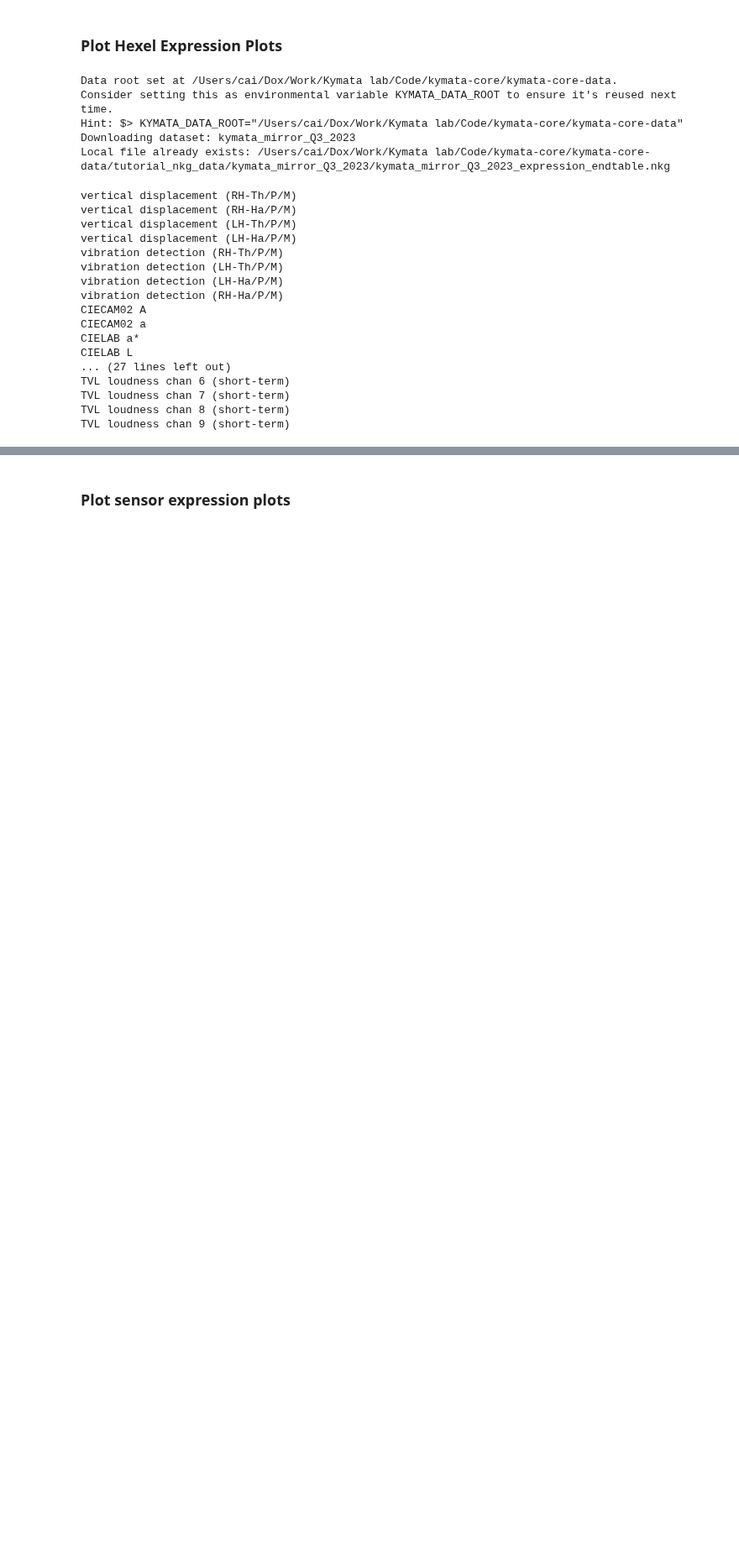
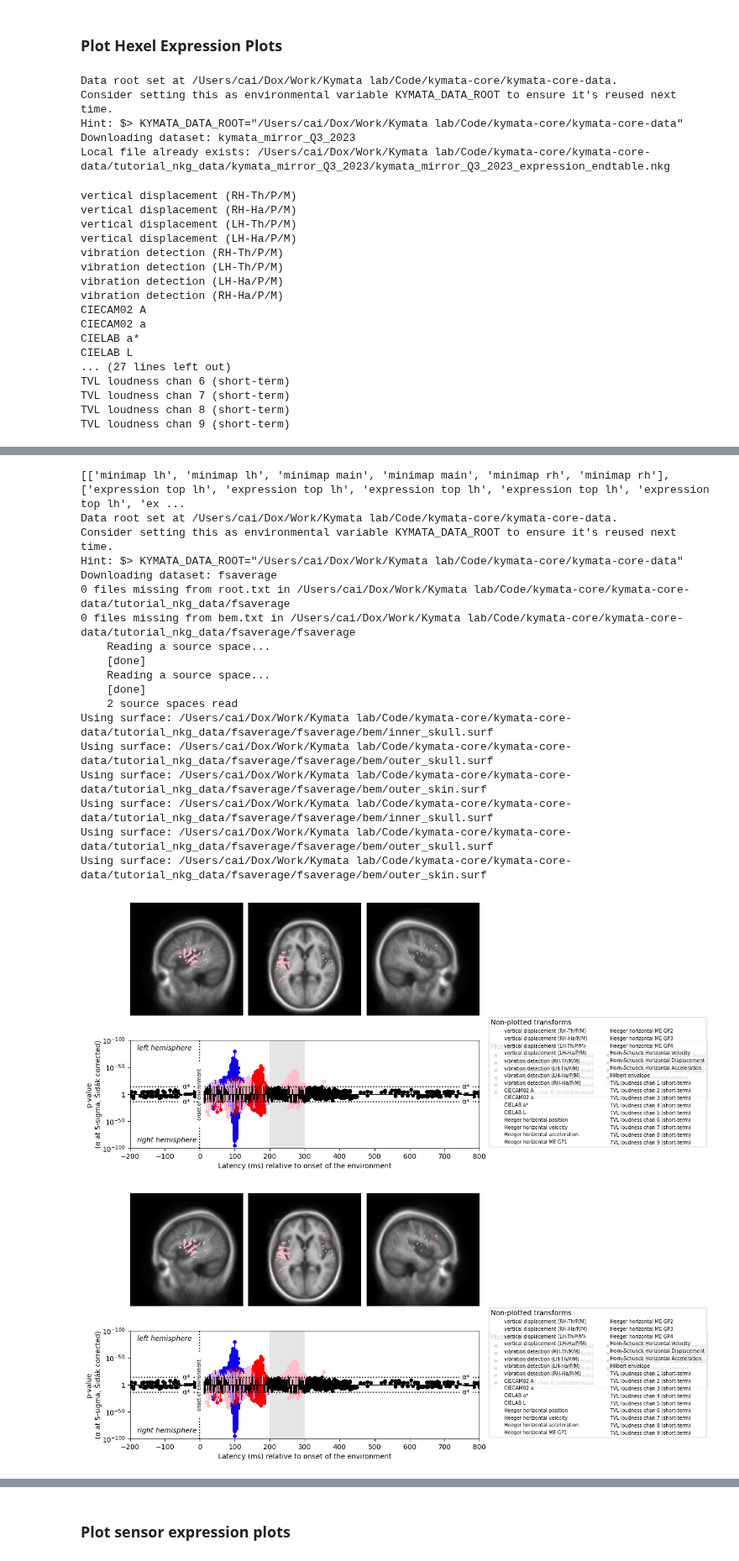
Before and after one commit to kymata-atlas/kymata-core, a Jupyter notebook: demos/demo_plotting.ipynb, the cells around one changed output, grey strips where cells are left out. Shown at 84% size. Drawn from its saved outputs; the diff is of its cells as text; code cells hidden in the pictures; blank space fills up the shorter version.

```diff
--- a/demos/demo_plotting.ipynb
+++ b/demos/demo_plotting.ipynb
@@ -169,3 +167,28 @@ For automatic theme detection, "darkdetect" has to be installed! You can install
+# %%
+expression_plot(expression_data_kymata_mirror, show_only=transforms, color=colours, minimap_latency_range=(.200, .300), minimap="large",
+                # Can also display overlaid on MRI
+                minimap_type="volumetric");
+# %% [output]
+[['minimap lh', 'minimap lh', 'minimap main', 'minimap main', 'minimap rh', 'minimap rh'], ['expression top lh', 'expression top lh', 'expression top lh', 'expression top lh', 'expression top lh', 'ex ...
+Data root set at /Users/cai/Dox/Work/Kymata lab/Code/kymata-core/kymata-core-data.
+Consider setting this as environmental variable KYMATA_DATA_ROOT to ensure it's reused next time.
+Hint: $> KYMATA_DATA_ROOT="/Users/cai/Dox/Work/Kymata lab/Code/kymata-core/kymata-core-data"
+Downloading dataset: fsaverage
+0 files missing from root.txt in /Users/cai/Dox/Work/Kymata lab/Code/kymata-core/kymata-core-data/tutorial_nkg_data/fsaverage
+0 files missing from bem.txt in /Users/cai/Dox/Work/Kymata lab/Code/kymata-core/kymata-core-data/tutorial_nkg_data/fsaverage/fsaverage
+    Reading a source space...
+    [done]
+    Reading a source space...
+    [done]
+    2 source spaces read
+Using surface: /Users/cai/Dox/Work/Kymata lab/Code/kymata-core/kymata-core-data/tutorial_nkg_data/fsaverage/fsaverage/bem/inner_skull.surf
+Using surface: /Users/cai/Dox/Work/Kymata lab/Code/kymata-core/kymata-core-data/tutorial_nkg_data/fsaverage/fsaverage/bem/outer_skull.surf
+Using surface: /Users/cai/Dox/Work/Kymata lab/Code/kymata-core/kymata-core-data/tutorial_nkg_data/fsaverage/fsaverage/bem/outer_skin.surf
+Using surface: /Users/cai/Dox/Work/Kymata lab/Code/kymata-core/kymata-core-data/tutorial_nkg_data/fsaverage/fsaverage/bem/inner_skull.surf
+Using surface: /Users/cai/Dox/Work/Kymata lab/Code/kymata-core/kymata-core-data/tutorial_nkg_data/fsaverage/fsaverage/bem/outer_skull.surf
+Using surface: /Users/cai/Dox/Work/Kymata lab/Code/kymata-core/kymata-core-data/tutorial_nkg_data/fsaverage/fsaverage/bem/outer_skin.surf
+[figure, added]
+[figure, added]
 # %%
 # Override colours (using hexcodes) so that all touch are cyan, all hearing orange, and all visual purple
 expression_plot(expression_data_kymata_mirror[
```
Also changed, not shown: parts of 10 cells of this notebook, 1 other file.
